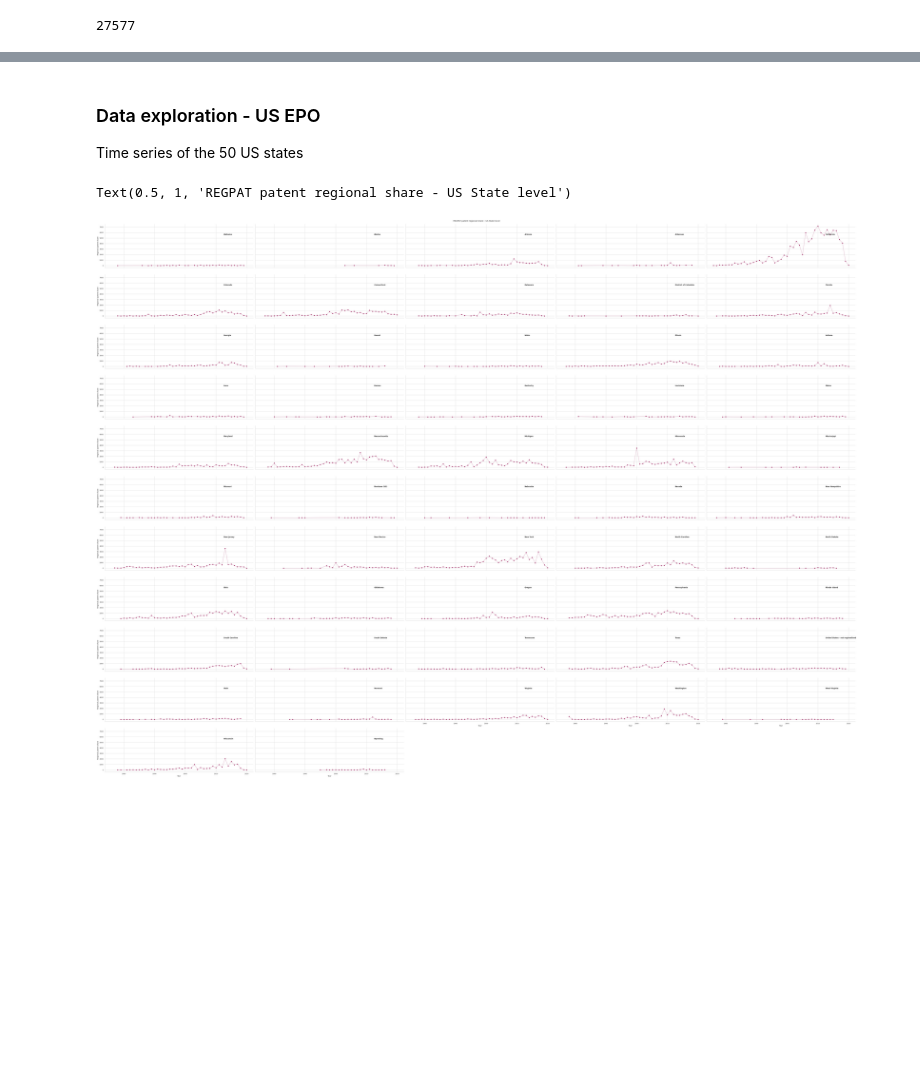
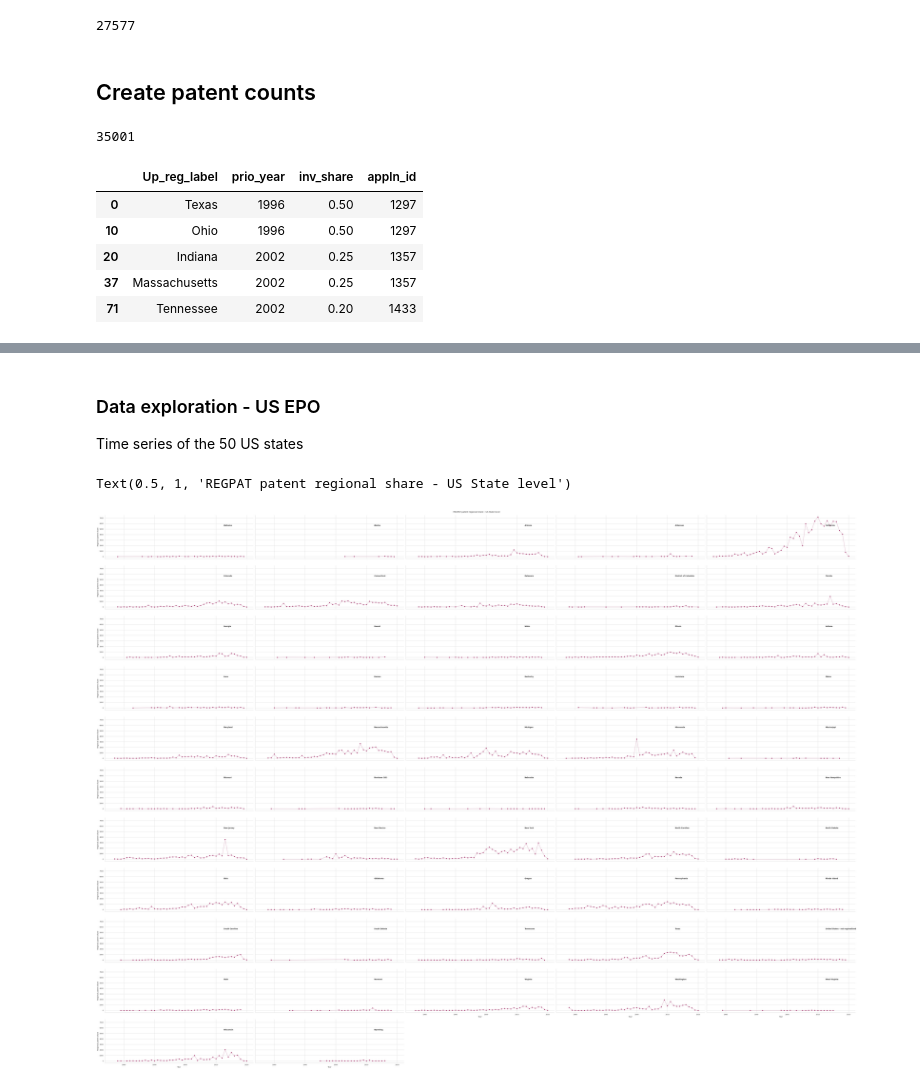
Before and after one commit to lauramenicacci/patent_breakdetection, a Jupyter notebook: REGPAT_scoping.ipynb, the cells around one changed output, grey strips where cells are left out. Cells and saved outputs as stored; diff of their text form; code cells hidden in the pictures; blank space fills up the shorter version.

```diff
--- a/REGPAT_scoping.ipynb
+++ b/REGPAT_scoping.ipynb
@@ -105,0 +109,19 @@ regpat_epo.to_csv('epo_regpat_agg.csv', sep = ',')
+# %% [markdown]
+## Create patent counts
+# %%
+epo = pd.read_csv("/content/epo_regpat_agg.csv")
+# %%
+epo_filt = epo[['Up_reg_label', 'prio_year','inv_share', 'appln_id']].drop_duplicates()
+# %%
+len(epo_filt)
+# %% [output]
+35001
+# %%
+epo_filt.head()
+# %% [output]
+|  | Up_reg_label | prio_year | inv_share | appln_id |
+| 0 | Texas | 1996 | 0.50 | 1297 |
+| 10 | Ohio | 1996 | 0.50 | 1297 |
+| 20 | Indiana | 2002 | 0.25 | 1357 |
+| 37 | Massachusetts | 2002 | 0.25 | 1357 |
+| 71 | Tennessee | 2002 | 0.20 | 1433 |
```
Also changed, not shown: parts of 12 cells of this notebook.
